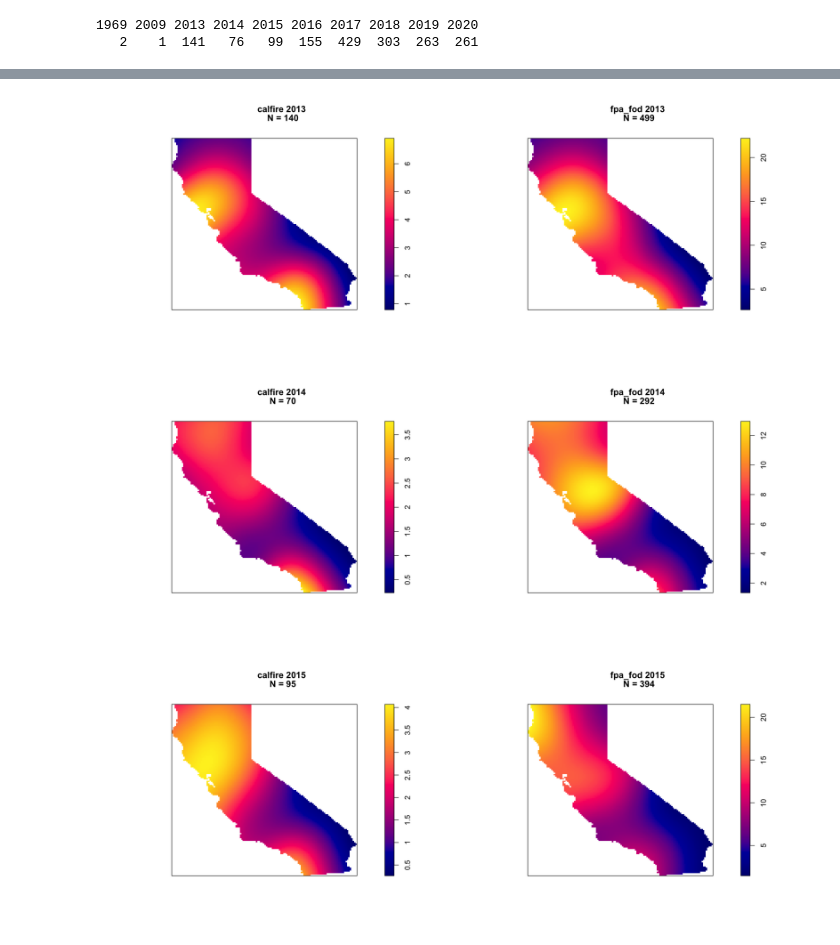
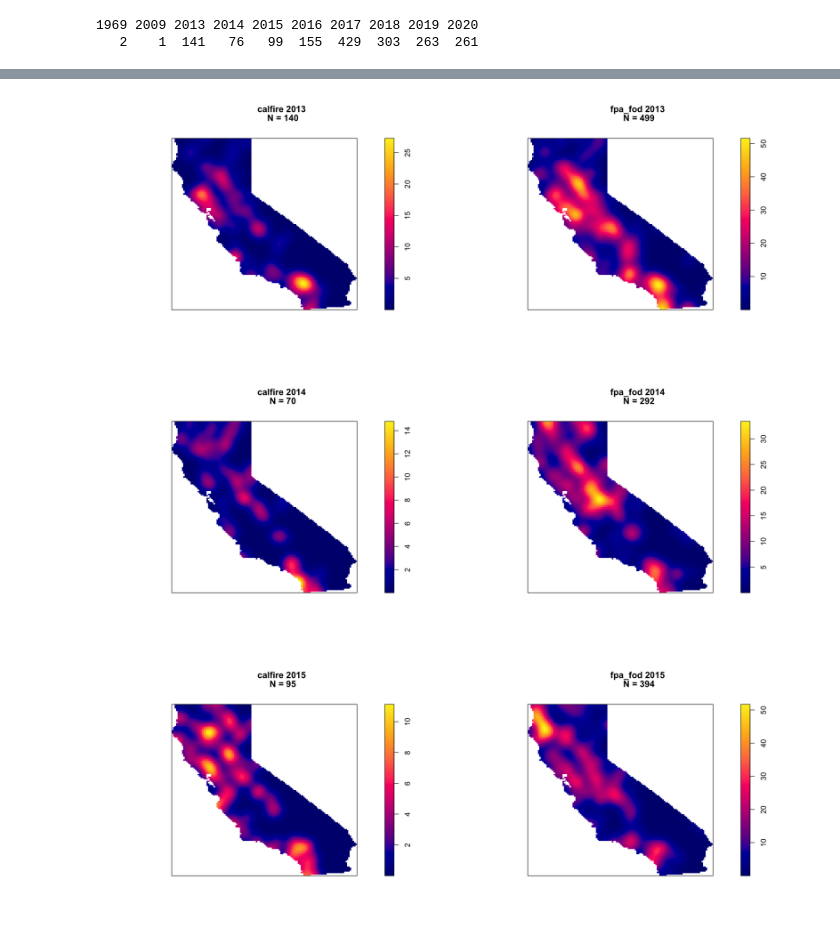
Before and after one commit to rebecca-willison/wildfires, a Jupyter notebook: data_exploration/Compare FPA FOD to CALFIRE dataset.ipynb, the cells around one changed output, grey strips where cells are left out. Cells and saved outputs as stored; diff of their text form; code cells hidden in the pictures.

Commit message:
make intensity maps to compare data sources

```diff
--- a/data_exploration/Compare FPA FOD to CALFIRE dataset.ipynb
+++ b/data_exploration/Compare FPA FOD to CALFIRE dataset.ipynb
@@ -55,7 +55,7 @@ A tibble: 6 × 23
 | Gold Fire | TRUE | 2013-05-01 07:00:00 | 2013-04-30 12:59:00 | CAL FIRE Madera-Mariposa-Merced Unit | ... |
 | Panther Fire | TRUE | 2013-05-09 09:00:00 | 2013-05-01 09:12:00 | CAL FIRE Butte Unit | ... |
 # %%
-plot_wildfire_intensity <- function(source, year){
+plot_wildfire_intensity <- function(source, year, smooth){
     if(source == 'calfire'){
         cal_df <- calfire %>%
             dplyr::mutate(inCalifornia = point.in.polygon(incident_longitude, incident_latitude,
@@ -72,16 +72,16 @@ plot_wildfire_intensity <- function(source, year){
         cal_pp <- suppressWarnings(ppp(cal_df$LONGITUDE, cal_df$LATITUDE, window = cal_window))
 
     }
-    plot(density(cal_pp), main = paste(source, year, '\nN =', cal_pp$n))
+    plot(density(cal_pp, sigma = smooth), main = paste(source, year, '\nN =', cal_pp$n))
 }
 # %%
 fig(16, 6)
 par(mfrow = c(1, 2))
 for(y in 2013:2015){
-    plot_wildfire_intensity('calfire', as.character(y))
-    plot_wildfire_intensity('fpa_fod', as.character(y))
+    plot_wildfire_intensity('calfire', as.character(y), smooth = .3)
+    plot_wildfire_intensity('fpa_fod', as.character(y), smooth = .3)
 }
 # %% [output]
-[figure, old version]
+[figure, new version]
-[figure, old version]
+[figure, new version]
-[figure, old version]
+[figure, new version]
```
Also changed, not shown: 6 other files.
